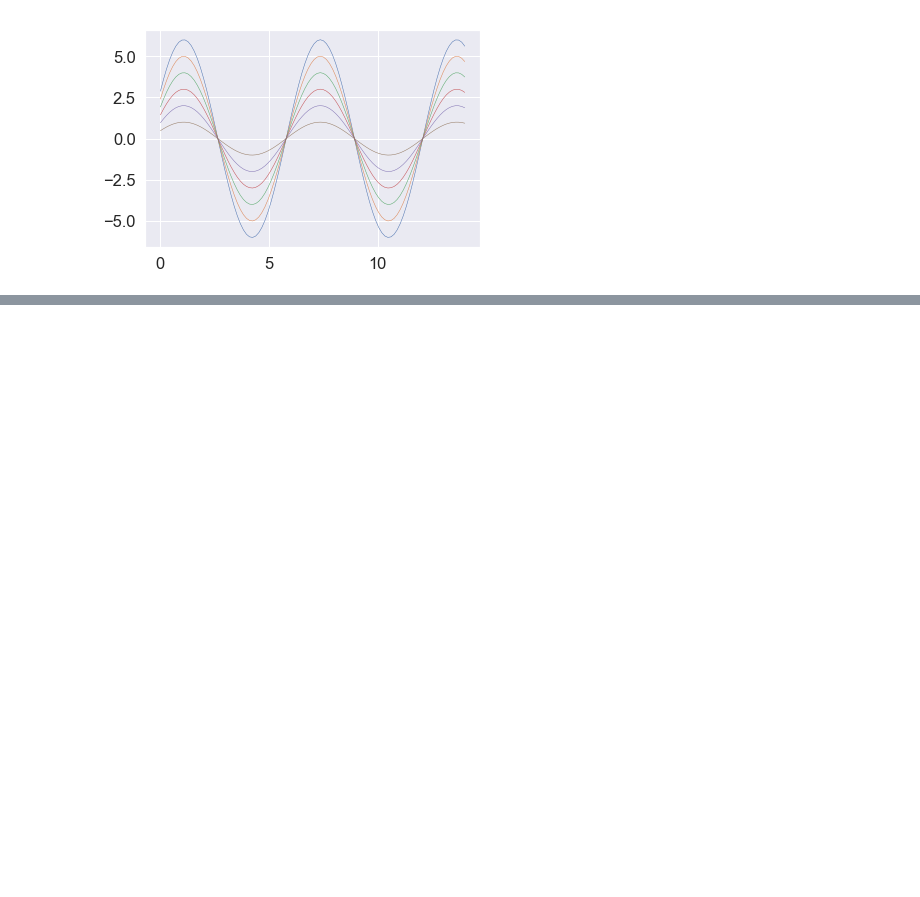
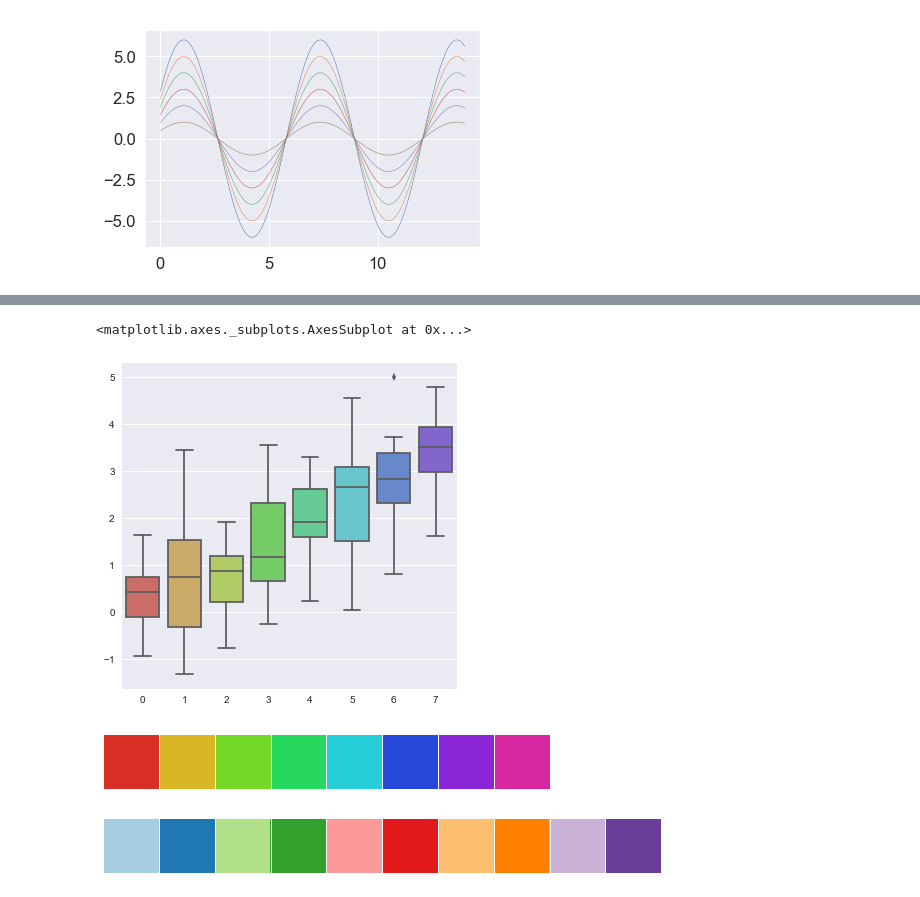
Before and after one commit to thomashuan88/python_ml, a Jupyter notebook: seaborn1.ipynb, the cells around one changed output, grey strips where cells are left out. Drawn from its saved outputs; the diff is of its cells as text; code cells hidden in the pictures; blank space fills up the shorter version.

```diff
--- a/seaborn1.ipynb
+++ b/seaborn1.ipynb
@@ -97,0 +114,16 @@ sinplot()
+# %%
+data = np.random.normal(size=(20,8)) + np.arange(8) /2
+sns.boxplot(data=data, palette=sns.color_palette("hls", 10))
+# %% [output]
+<matplotlib.axes._subplots.AxesSubplot at 0x...>
+[figure, added]
+# %%
+# l = lightness, s = saturation
+sns.palplot(sns.hls_palette(8,l=.5,s=.7))
+# %% [output]
+[figure, added]
+# %%
+# colors use for compare
+sns.palplot(sns.color_palette("Paired",10))
+# %% [output]
+[figure, added]
```
Also changed, not shown: parts of 4 cells of this notebook.
